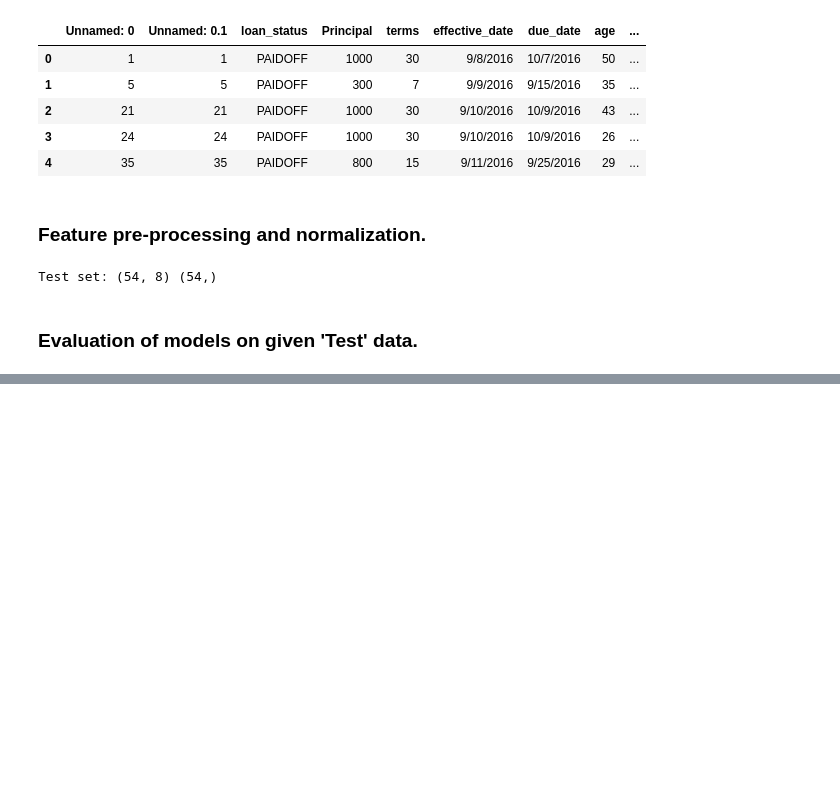
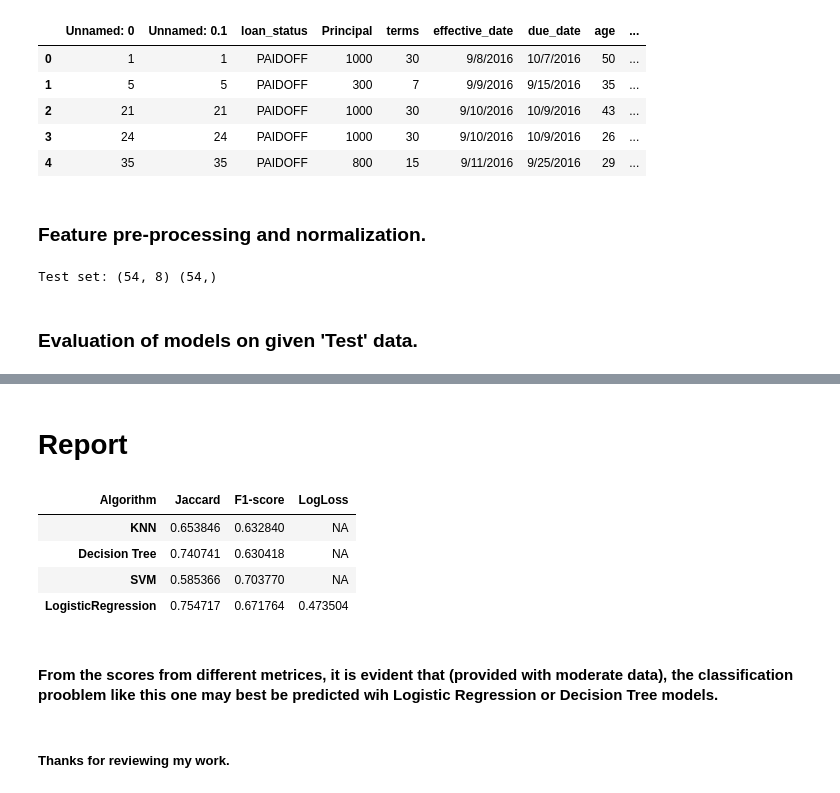
Before and after one commit to tjbwp-ml-personal-archives/IBM-AI_Engg-Capstone-Project, a Jupyter notebook: ML0101EN-Proj-Loan-py-v1.ipynb, the cells around one changed output, grey strips where cells are left out. Cells and saved outputs as stored; diff of their text form; code cells hidden in the pictures; blank space fills up the shorter version.

```diff
--- a/ML0101EN-Proj-Loan-py-v1.ipynb
+++ b/ML0101EN-Proj-Loan-py-v1.ipynb
@@ -585,0 +545,16 @@ Also, you can use Watson Studio to run these notebooks faster with bigger datase
+# %% [markdown]
+# Report
+# %%
+pd.DataFrame(report)
+# %% [output]
+| Algorithm | Jaccard | F1-score | LogLoss |
+| KNN | 0.653846 | 0.632840 | NA |
+| Decision Tree | 0.740741 | 0.630418 | NA |
+| SVM | 0.585366 | 0.703770 | NA |
+| LogisticRegression | 0.754717 | 0.671764 | 0.473504 |
+# %% [markdown]
+
+
+#### From the scores from different metrices, it is evident that (provided with moderate data), the classification prooblem like this one may best be predicted wih Logistic Regression or Decision Tree models.
+# %% [markdown]
+##### Thanks for reviewing my work.
```
Also changed, not shown: parts of 14 cells of this notebook.
